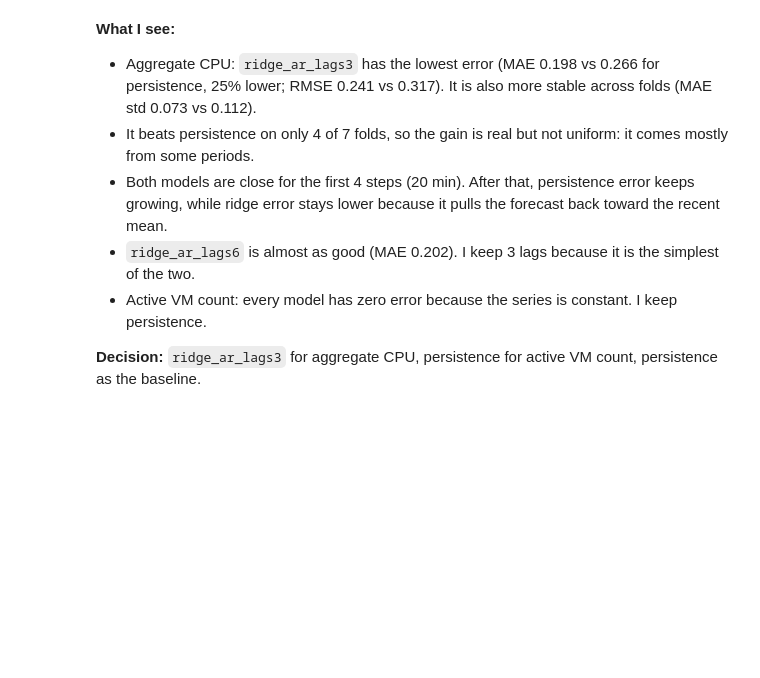
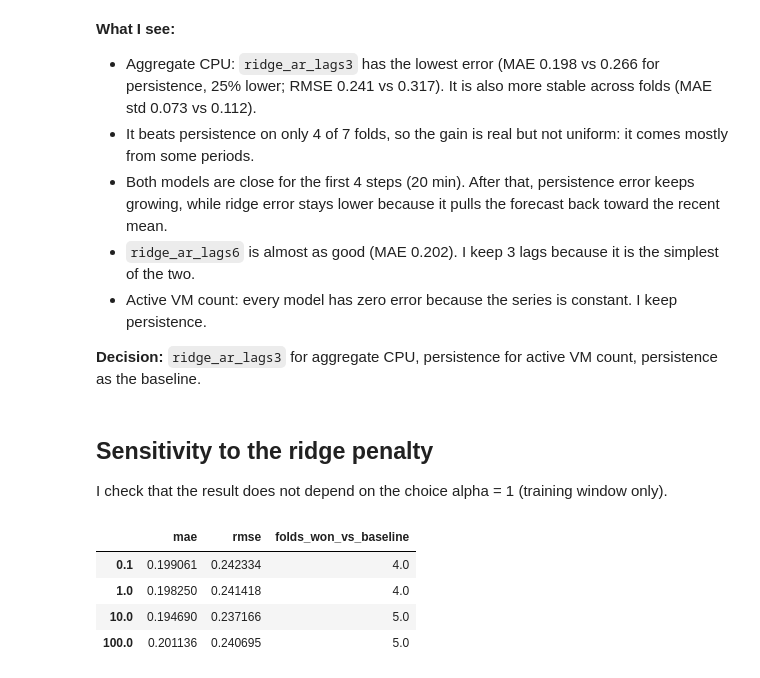
Before and after one commit to RayenSansa03/cloud-workload-forecasting, a Jupyter notebook: notebooks/02_modeling.ipynb, the cells around one changed output. Cells and saved outputs as stored; diff of their text form; code cells hidden in the pictures; blank space fills up the shorter version.

Commit message:
docs: add ridge penalty sensitivity check

```diff
--- a/notebooks/02_modeling.ipynb
+++ b/notebooks/02_modeling.ipynb
@@ -103,3 +103,24 @@ plt.show()
 - Active VM count: every model has zero error because the series is constant. I keep persistence.
 
 **Decision:** `ridge_ar_lags3` for aggregate CPU, persistence for active VM count, persistence as the baseline.
+# %% [markdown]
+## Sensitivity to the ridge penalty
+I check that the result does not depend on the choice alpha = 1 (training window only).
+# %%
+alpha_results = {}
+for alpha in [0.1, 1.0, 10.0, 100.0]:
+    forecaster = partial(ridge_ar_forecast, n_lags=3, alpha=alpha)
+    table = compare_models(
+        cpu_series,
+        {"persistence": persistence_forecast, "ridge": forecaster},
+        horizon=HORIZON, min_train=MIN_TRAIN, step=STEP,
+    )
+    alpha_results[alpha] = table.loc["ridge", ["mae", "rmse", "folds_won_vs_baseline"]]
+
+pd.DataFrame(alpha_results).T
+# %% [output]
+|  | mae | rmse | folds_won_vs_baseline |
+| 0.1 | 0.199061 | 0.242334 | 4.0 |
+| 1.0 | 0.198250 | 0.241418 | 4.0 |
+| 10.0 | 0.194690 | 0.237166 | 5.0 |
+| 100.0 | 0.201136 | 0.240695 | 5.0 |
```
Also changed, not shown: parts of 1 cell of this notebook.
